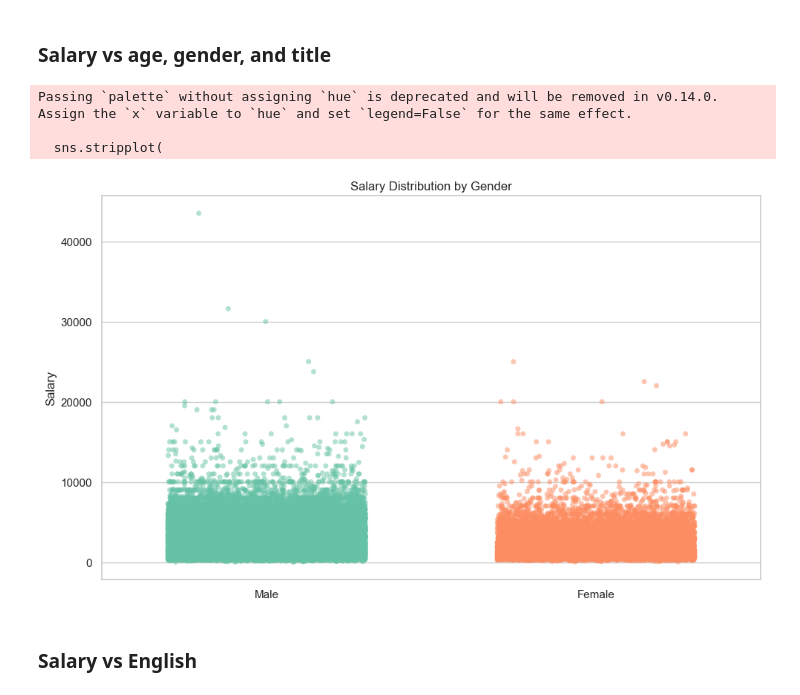
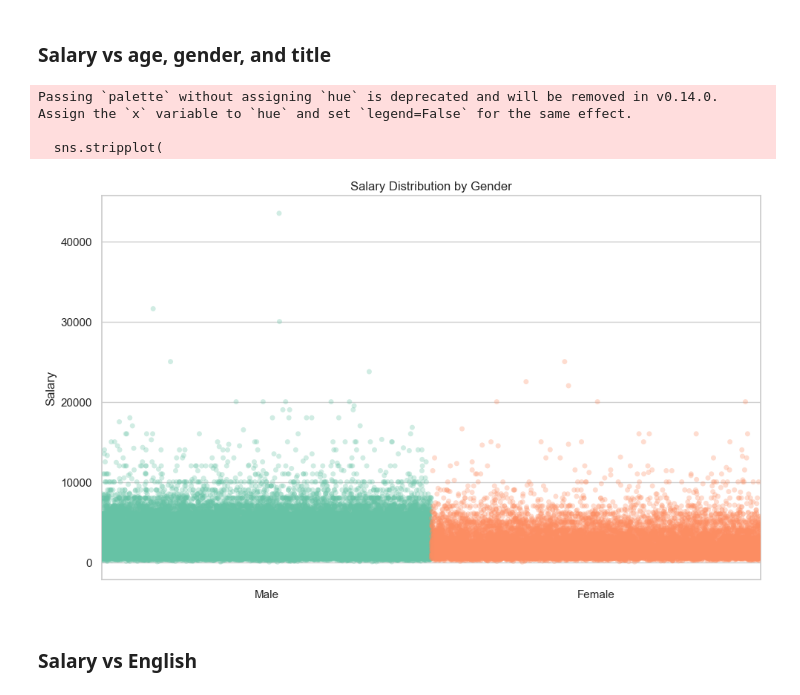
Before and after one commit to Danylo-Ik/Econometrics-Project-IT, a Jupyter notebook: it_salaries.ipynb, the cells around one changed output. Saved outputs shown, nothing was run; the diff lists cells and outputs as text; code cells hidden in the pictures.

```diff
--- a/it_salaries.ipynb
+++ b/it_salaries.ipynb
@@ -195,28 +195,28 @@ plt.show()
 # %%
 sns.set(style="whitegrid")
 
 df_all['gender'] = df_all['male'].map({1: 'Male', 0: 'Female'})
 
 plt.figure(figsize=(10, 6))
 sns.stripplot(
     x='gender',
     y='salary',
     data=df_all,
-    jitter=0.3,
-    alpha=0.5,
+    jitter=0.5,
+    alpha=0.3,
     palette='Set2'
 )
 
 plt.title('Salary Distribution by Gender')
 plt.xlabel('')
 plt.ylabel('Salary')
 plt.tight_layout()
 plt.show()
 # %% [output]
 Passing `palette` without assigning `hue` is deprecated and will be removed in v0.14.0. Assign the `x` variable to `hue` and set `legend=False` for the same effect.
 
   sns.stripplot(
-[figure, old version]
+[figure, new version]
 # %% [markdown]
 ### Salary vs English
 # %%
```
Also changed, not shown: parts of 8 cells of this notebook.
